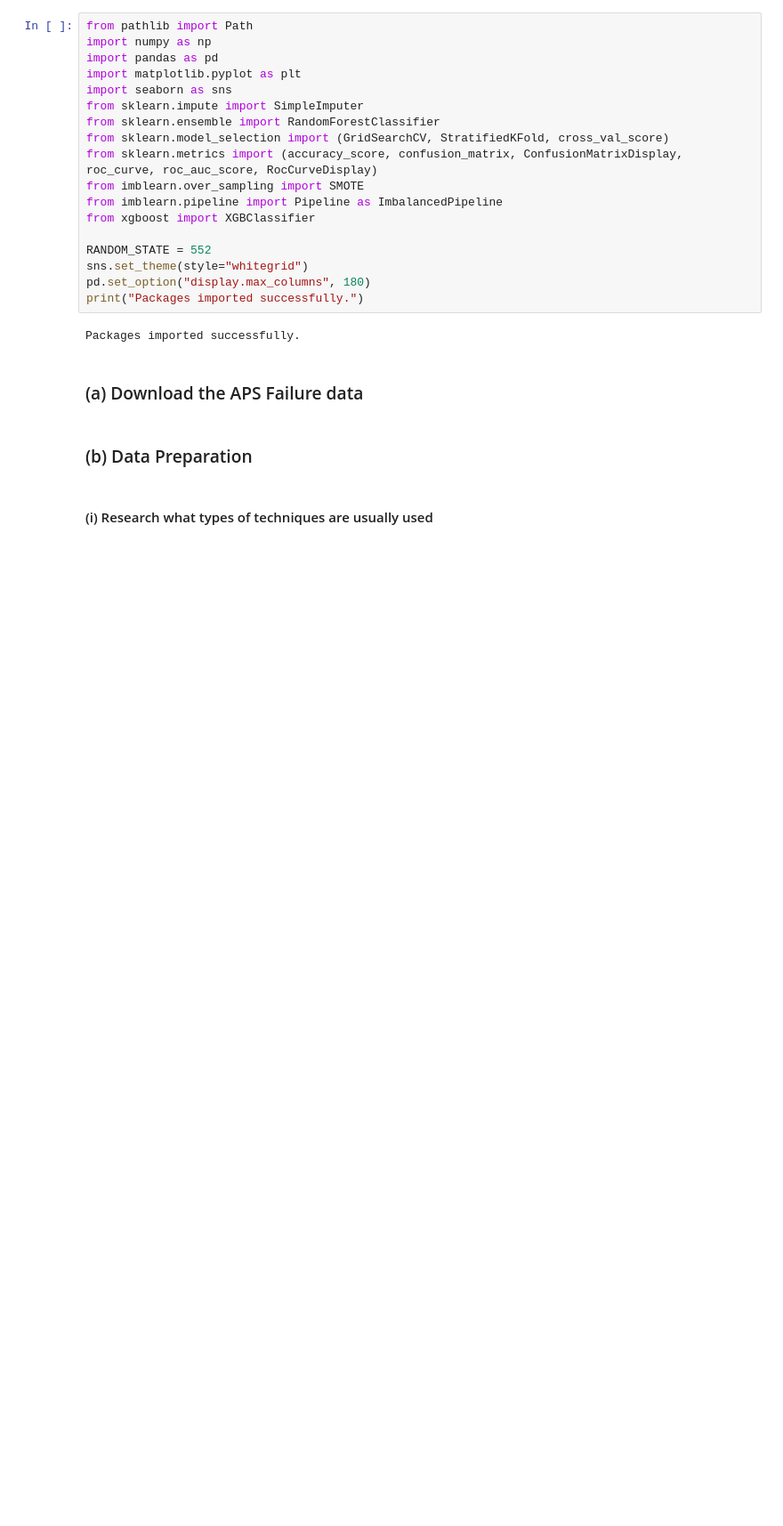
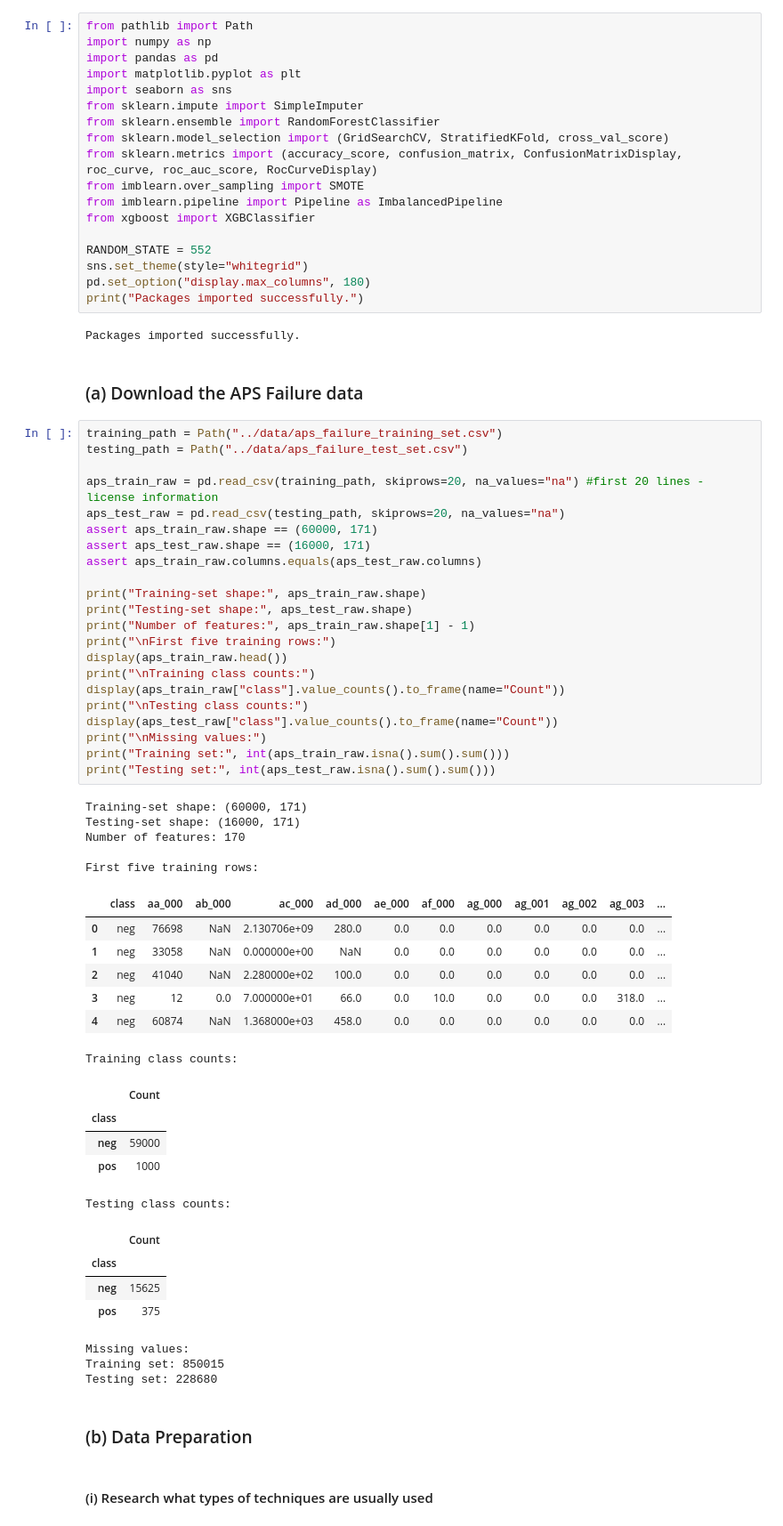
Before and after one commit to manvsatish/dsci-552-hw-6, a Jupyter notebook: notebook/Satish_Manvika_HW6.ipynb, the cells around one changed output. Shown at 89% size. Drawn from its saved outputs; the diff is of its cells as text; blank space fills up the shorter version.

```diff
--- a/notebook/Satish_Manvika_HW6.ipynb
+++ b/notebook/Satish_Manvika_HW6.ipynb
@@ -32,6 +32,53 @@ print("Packages imported successfully.")
 Packages imported successfully.
 # %% [markdown]
 ### (a) Download the APS Failure data
+# %%
+training_path = Path("../data/aps_failure_training_set.csv")
+testing_path = Path("../data/aps_failure_test_set.csv")
+
+aps_train_raw = pd.read_csv(training_path, skiprows=20, na_values="na") #first 20 lines - license information
+aps_test_raw = pd.read_csv(testing_path, skiprows=20, na_values="na")
+assert aps_train_raw.shape == (60000, 171)
+assert aps_test_raw.shape == (16000, 171)
+assert aps_train_raw.columns.equals(aps_test_raw.columns)
+
+print("Training-set shape:", aps_train_raw.shape)
+print("Testing-set shape:", aps_test_raw.shape)
+print("Number of features:", aps_train_raw.shape[1] - 1)
+print("\nFirst five training rows:")
+display(aps_train_raw.head())
+print("\nTraining class counts:")
+display(aps_train_raw["class"].value_counts().to_frame(name="Count"))
+print("\nTesting class counts:")
+display(aps_test_raw["class"].value_counts().to_frame(name="Count"))
+print("\nMissing values:")
+print("Training set:", int(aps_train_raw.isna().sum().sum()))
+print("Testing set:", int(aps_test_raw.isna().sum().sum()))
+# %% [output]
+Training-set shape: (60000, 171)
+Testing-set shape: (16000, 171)
+Number of features: 170
+
+First five training rows:
+|  | class | aa_000 | ab_000 | ac_000 | ad_000 | ae_000 | af_000 | ag_000 | ag_001 | ag_002 | ag_003 | ... |
+| 0 | neg | 76698 | NaN | 2.130706e+09 | 280.0 | 0.0 | 0.0 | 0.0 | 0.0 | 0.0 | 0.0 | ... |
+| 1 | neg | 33058 | NaN | 0.000000e+00 | NaN | 0.0 | 0.0 | 0.0 | 0.0 | 0.0 | 0.0 | ... |
+| 2 | neg | 41040 | NaN | 2.280000e+02 | 100.0 | 0.0 | 0.0 | 0.0 | 0.0 | 0.0 | 0.0 | ... |
+| 3 | neg | 12 | 0.0 | 7.000000e+01 | 66.0 | 0.0 | 10.0 | 0.0 | 0.0 | 0.0 | 318.0 | ... |
+| 4 | neg | 60874 | NaN | 1.368000e+03 | 458.0 | 0.0 | 0.0 | 0.0 | 0.0 | 0.0 | 0.0 | ... |
+Training class counts:
+|  | Count |
+| class |  |
+| neg | 59000 |
+| pos | 1000 |
+Testing class counts:
+|  | Count |
+| class |  |
+| neg | 15625 |
+| pos | 375 |
+Missing values:
+Training set: 850015
+Testing set: 228680
 # %% [markdown]
 ### (b) Data Preparation
 # %% [markdown]
```
Also changed, not shown: parts of 7 cells of this notebook.
